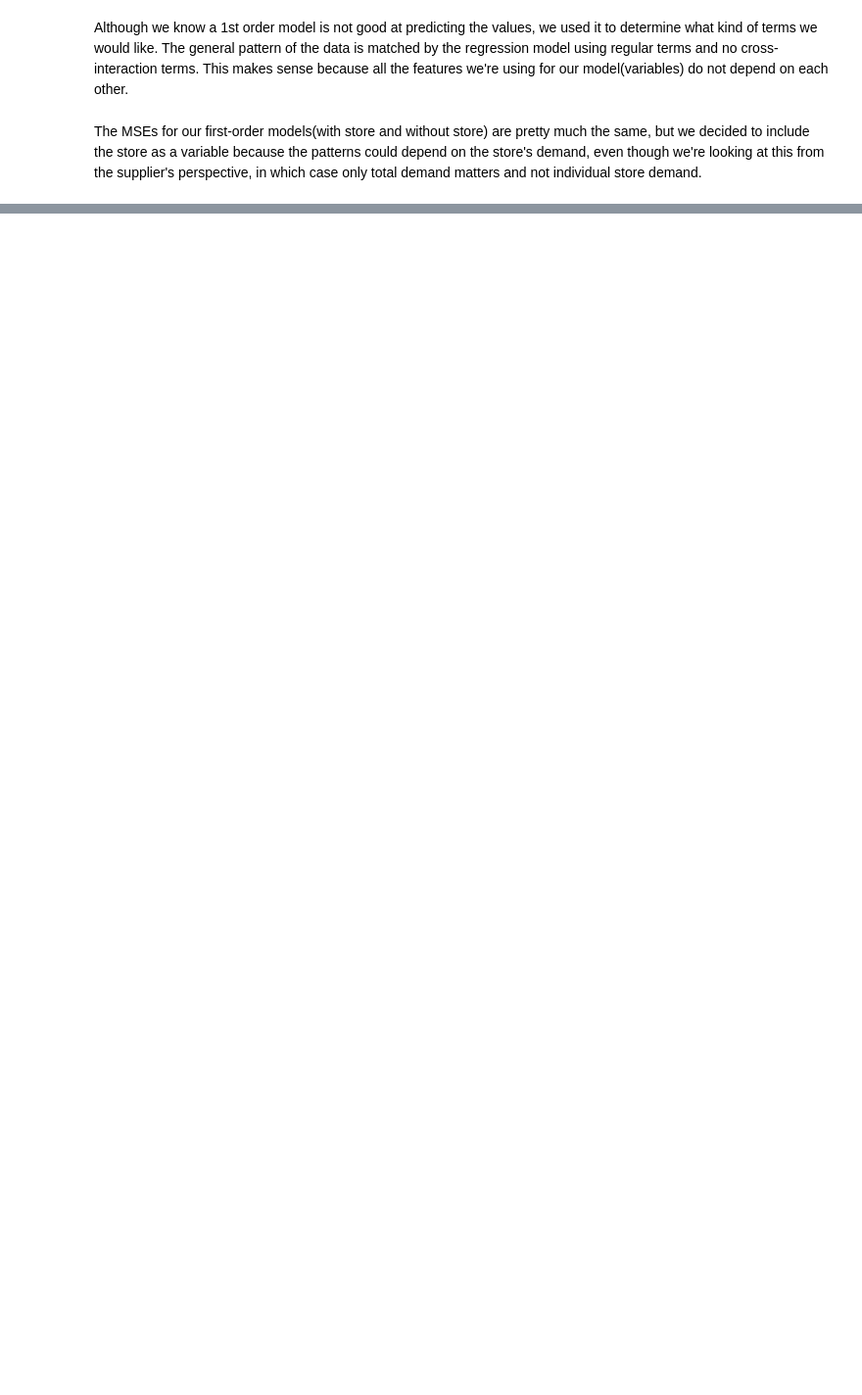
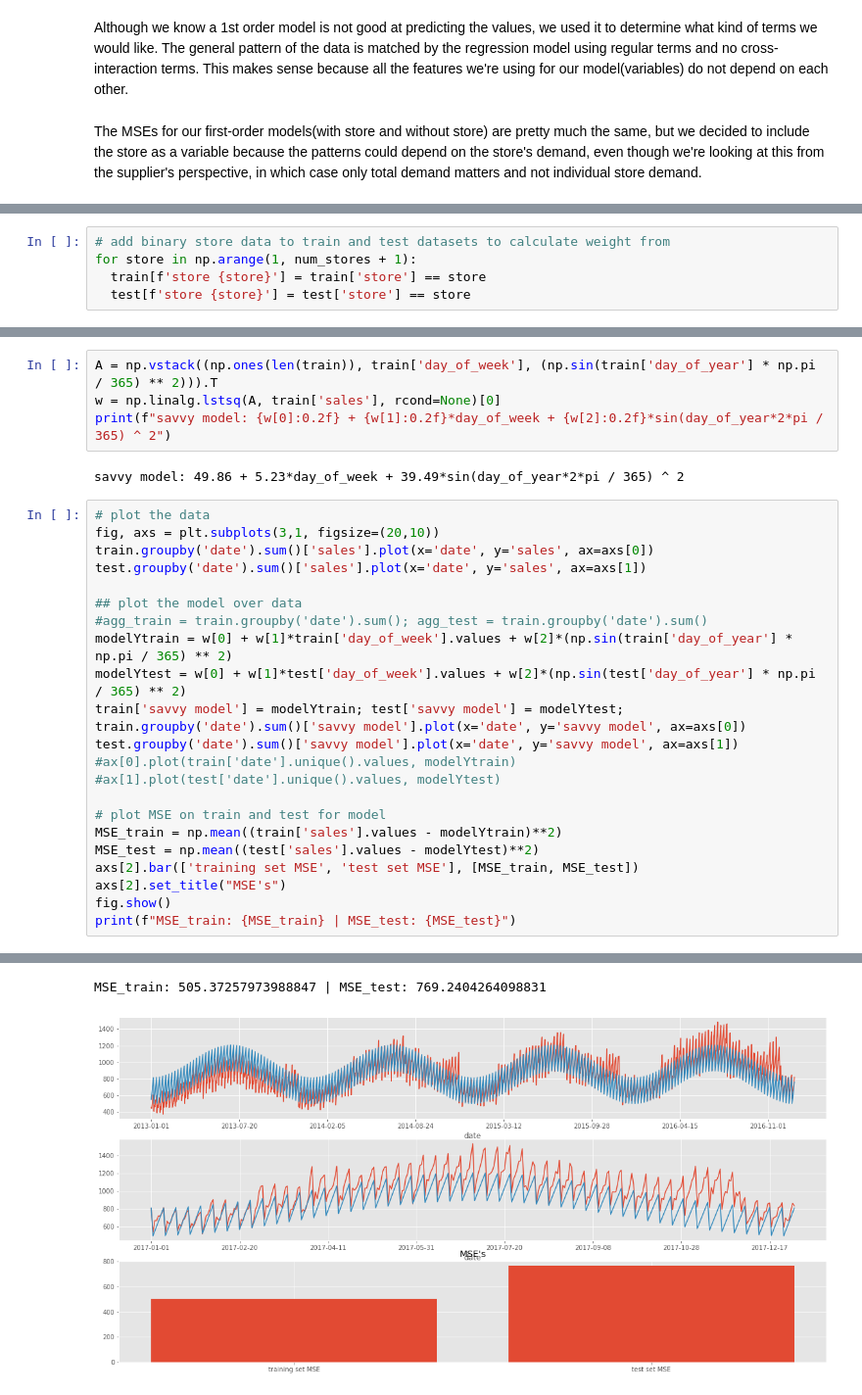
Before and after one commit to sh-biswas/demand-forecasting_Cogs109Final, a Jupyter notebook: Report.ipynb, the cells around one changed output, grey strips where cells are left out. Shown at 98% size. Cells and saved outputs as stored; diff of their text form; blank space fills up the shorter version.

```diff
--- a/Report.ipynb
+++ b/Report.ipynb
@@ -350,0 +310,5 @@ test
+# %%
+# add binary store data to train and test datasets to calculate weight from
+for store in np.arange(1, num_stores + 1):
+  train[f'store {store}'] = train['store'] == store
+  test[f'store {store}'] = test['store'] == store
@@ -350,0 +341,30 @@ test
+# %%
+A = np.vstack((np.ones(len(train)), train['day_of_week'], (np.sin(train['day_of_year'] * np.pi / 365) ** 2))).T
+w = np.linalg.lstsq(A, train['sales'], rcond=None)[0]
+print(f"savvy model: {w[0]:0.2f} + {w[1]:0.2f}*day_of_week + {w[2]:0.2f}*sin(day_of_year*2*pi / 365) ^ 2")
+# %% [output]
+savvy model: 49.86 + 5.23*day_of_week + 39.49*sin(day_of_year*2*pi / 365) ^ 2
+# %%
+# plot the data
+fig, axs = plt.subplots(3,1, figsize=(20,10))
+train.groupby('date').sum()['sales'].plot(x='date', y='sales', ax=axs[0])
+test.groupby('date').sum()['sales'].plot(x='date', y='sales', ax=axs[1])
+
+## plot the model over data
+#agg_train = train.groupby('date').sum(); agg_test = train.groupby('date').sum()
+modelYtrain = w[0] + w[1]*train['day_of_week'].values + w[2]*(np.sin(train['day_of_year'] * np.pi / 365) ** 2)
+modelYtest = w[0] + w[1]*test['day_of_week'].values + w[2]*(np.sin(test['day_of_year'] * np.pi / 365) ** 2)
+train['savvy model'] = modelYtrain; test['savvy model'] = modelYtest;
+train.groupby('date').sum()['savvy model'].plot(x='date', y='savvy model', ax=axs[0])
+test.groupby('date').sum()['savvy model'].plot(x='date', y='savvy model', ax=axs[1])
+#ax[0].plot(train['date'].unique().values, modelYtrain)
+#ax[1].plot(test['date'].unique().values, modelYtest)
+
+# plot MSE on train and test for model
+MSE_train = np.mean((train['sales'].values - modelYtrain)**2)
+MSE_test = np.mean((test['sales'].values - modelYtest)**2)
+axs[2].bar(['training set MSE', 'test set MSE'], [MSE_train, MSE_test])
+axs[2].set_title("MSE's")
+fig.show()
+print(f"MSE_train: {MSE_train} | MSE_test: {MSE_test}")
+# %% [output]
@@ -350,0 +376,2 @@ test
+MSE_train: 505.37257973988847 | MSE_test: 769.2404264098831
+[figure, added]
```
Also changed, not shown: parts of 43 cells of this notebook.
